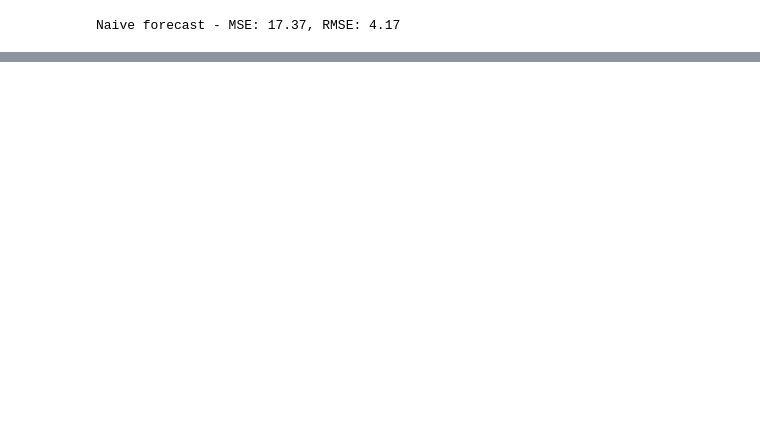
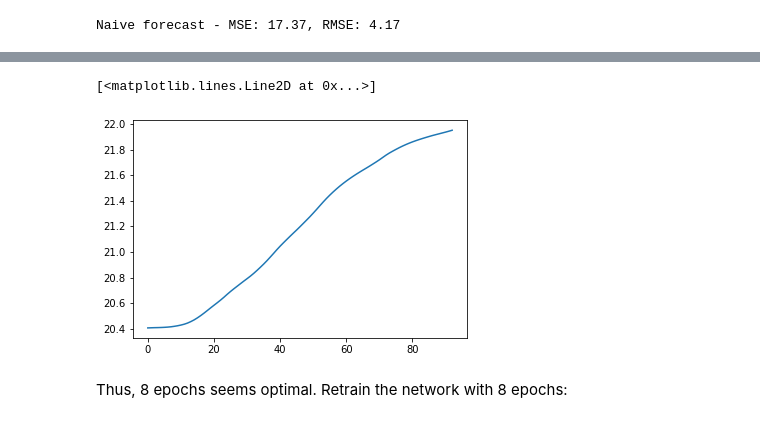
Before and after one commit to osiaaan/forecasting, a Jupyter notebook: priceForecasting.ipynb, the cells around one changed output, grey strips where cells are left out. Cells and saved outputs as stored; diff of their text form; code cells hidden in the pictures; blank space fills up the shorter version.

```diff
--- a/priceForecasting.ipynb
+++ b/priceForecasting.ipynb
@@ -255,0 +214,8 @@ model = MLP(3,1)
+# %%
+fig, ax = plt.subplots()
+ax.plot(history_val[8*len(X_train):9*len(X_train)])
+# %% [output]
+[<matplotlib.lines.Line2D at 0x...>]
+[figure, added]
+# %% [markdown]
+Thus, 8 epochs seems optimal. Retrain the network with 8 epochs:
```
Also changed, not shown: parts of 25 cells of this notebook, 3 other files.
